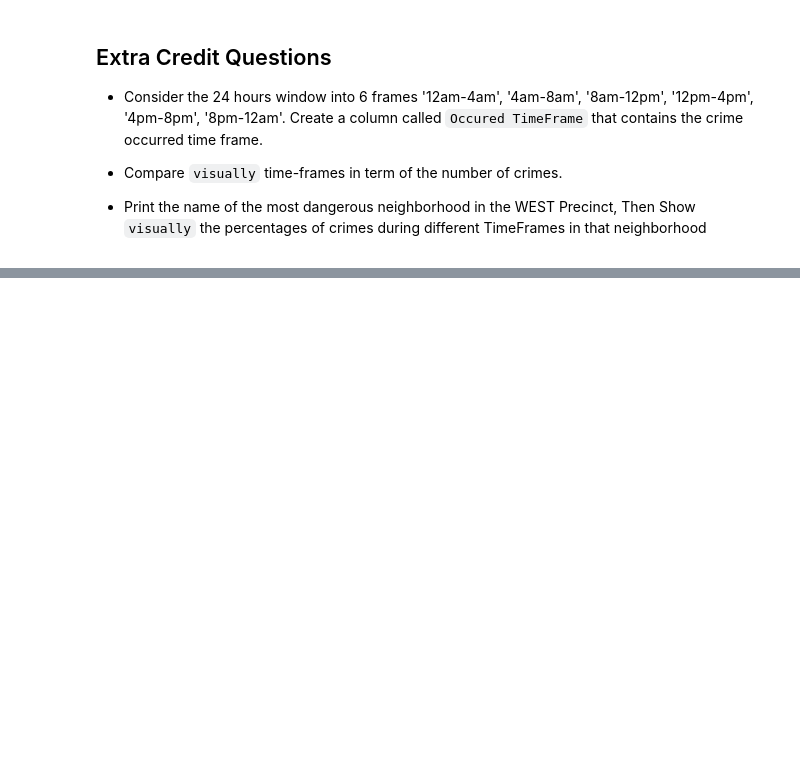
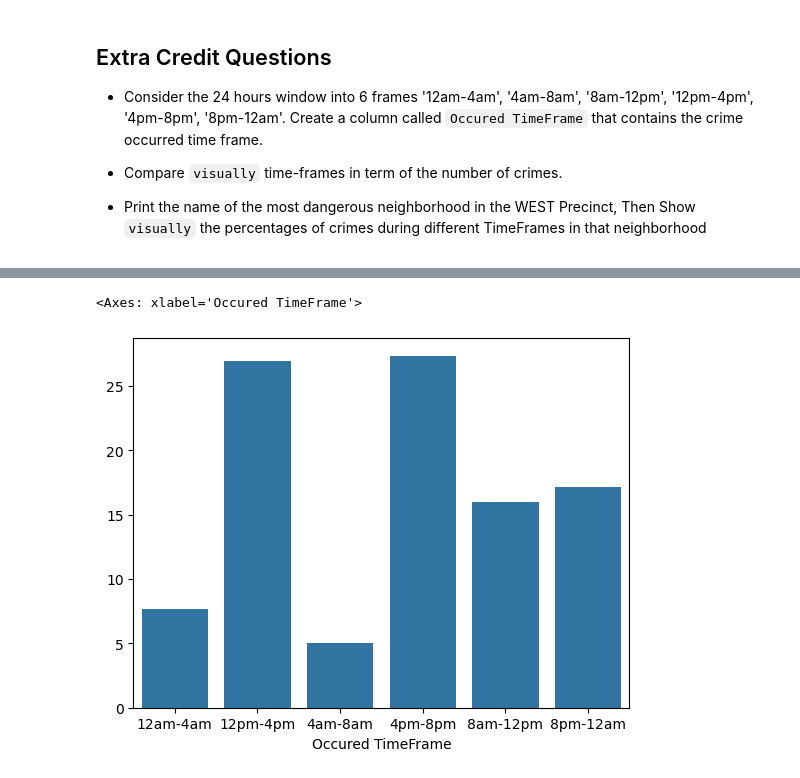
Before and after one commit to gkbichara/Programming-Tools, a Jupyter notebook: Assignment5/Assignment05.ipynb, the cells around one changed output, grey strips where cells are left out. Drawn from its saved outputs; the diff is of its cells as text; code cells hidden in the pictures; blank space fills up the shorter version.

```diff
--- a/Assignment5/Assignment05.ipynb
+++ b/Assignment5/Assignment05.ipynb
@@ -268,0 +300,11 @@ sns.barplot(x=homicideByDay.index, y=homicideByDay.values)
+# %%
+#Your Code Here
+
+dangerous_hood_df = west_df[west_df['Neighborhood'] == most_dangerous_west]
+timeframe_percentage = (dangerous_hood_df['Occured TimeFrame'].value_counts() /
+                        len(dangerous_hood_df) * 100).sort_index()
+
+sns.barplot(x=timeframe_percentage.index, y=timeframe_percentage.values)
+# %% [output]
+<Axes: xlabel='Occured TimeFrame'>
+[figure, added]
```
Also changed, not shown: parts of 7 cells of this notebook, 1 other file.
